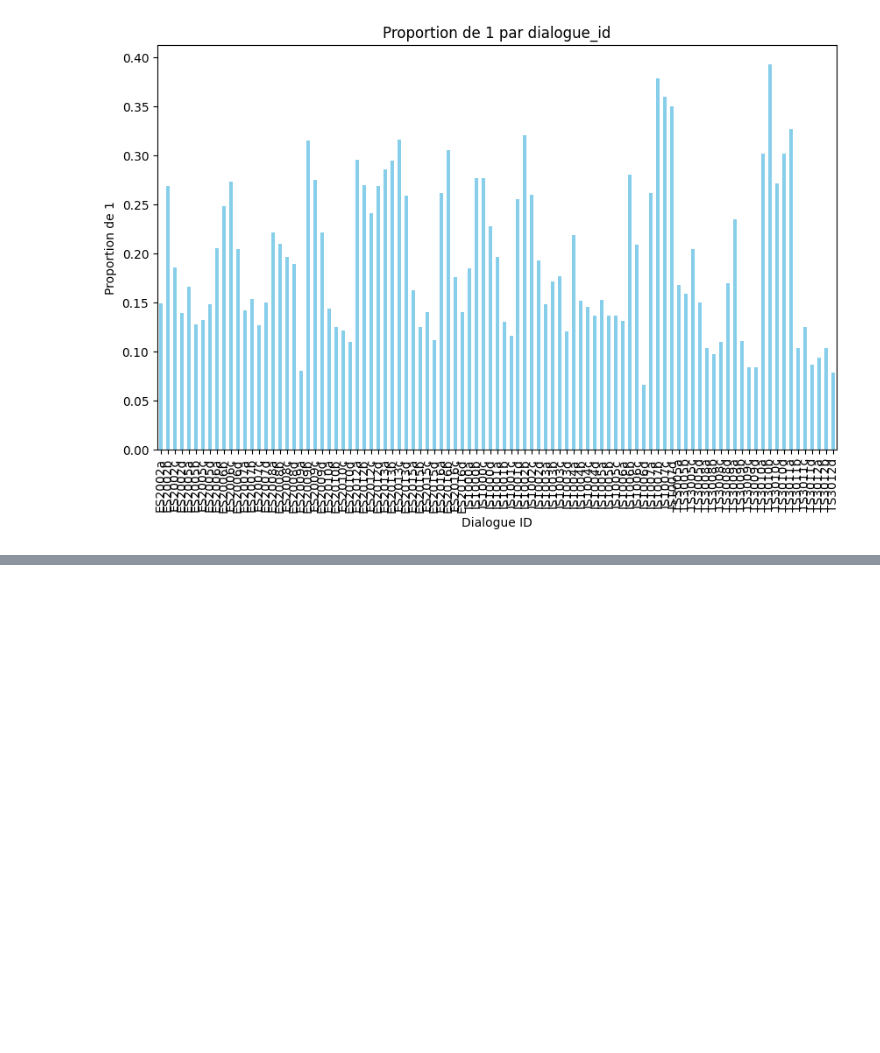
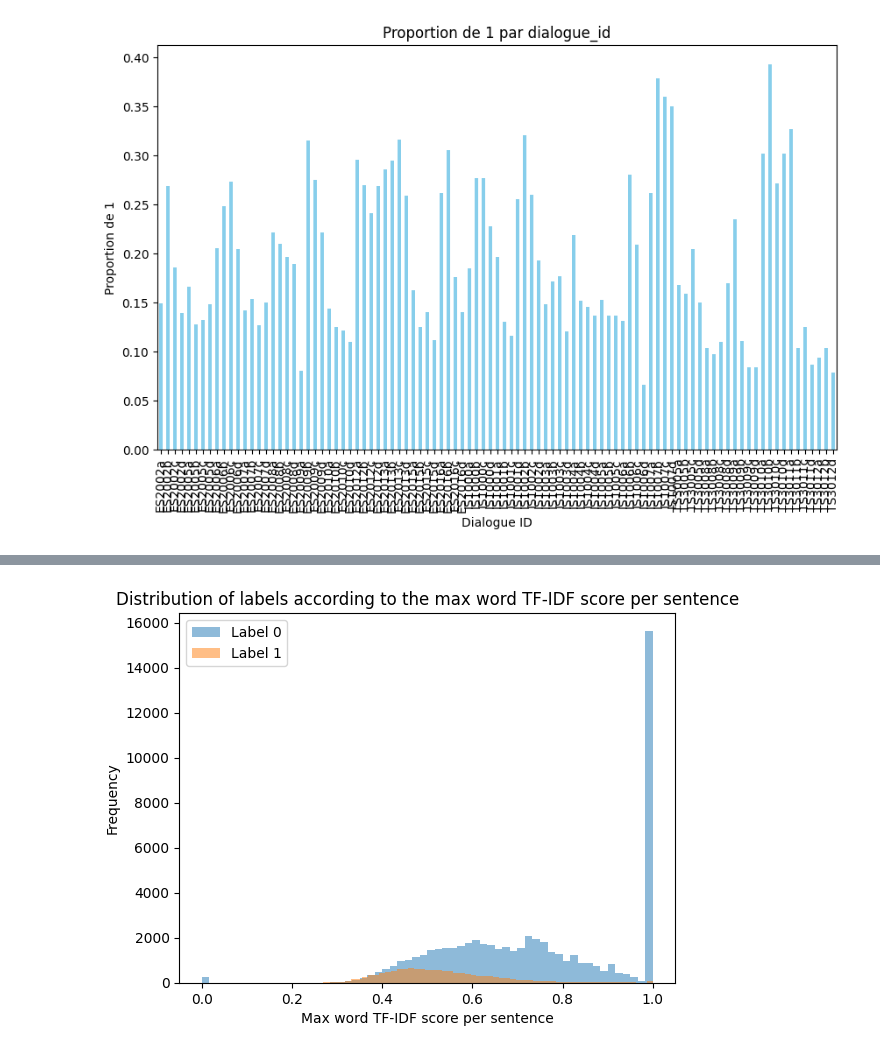
Before and after one commit to juliencollard2001/INF554-AJA, a Jupyter notebook: arnaud/dataframe_creation.ipynb, the cells around one changed output, grey strips where cells are left out. Cells and saved outputs as stored; diff of their text form; code cells hidden in the pictures; blank space fills up the shorter version.

```diff
--- a/arnaud/dataframe_creation.ipynb
+++ b/arnaud/dataframe_creation.ipynb
@@ -185,0 +216,20 @@ plt.show()
+# %%
+label_0_data = df[df['label'] == 0]['tfidf_max']
+label_1_data = df[df['label'] == 1]['tfidf_max']
+
+plt.hist(label_0_data, bins=60, alpha=0.5, label='Label 0')
+plt.hist(label_1_data, bins=60, alpha=0.5, label='Label 1')
+
+plt.xlabel('Max word TF-IDF score per sentence')
+plt.ylabel('Frequency')
+
+# Ajout d'un titre
+plt.title('Distribution of labels according to the max word TF-IDF score per sentence')
+
+# Ajout d'une légende
+plt.legend()
+
+# Affichage du graphique
+plt.show()
+# %% [output]
+[figure, added]
```
Also changed, not shown: parts of 15 cells of this notebook, 9 other files.
